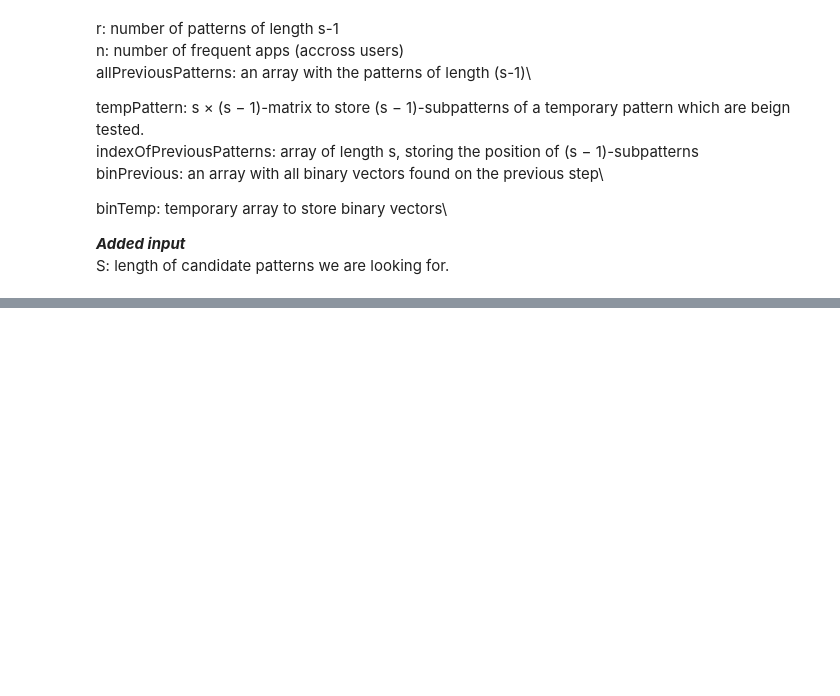
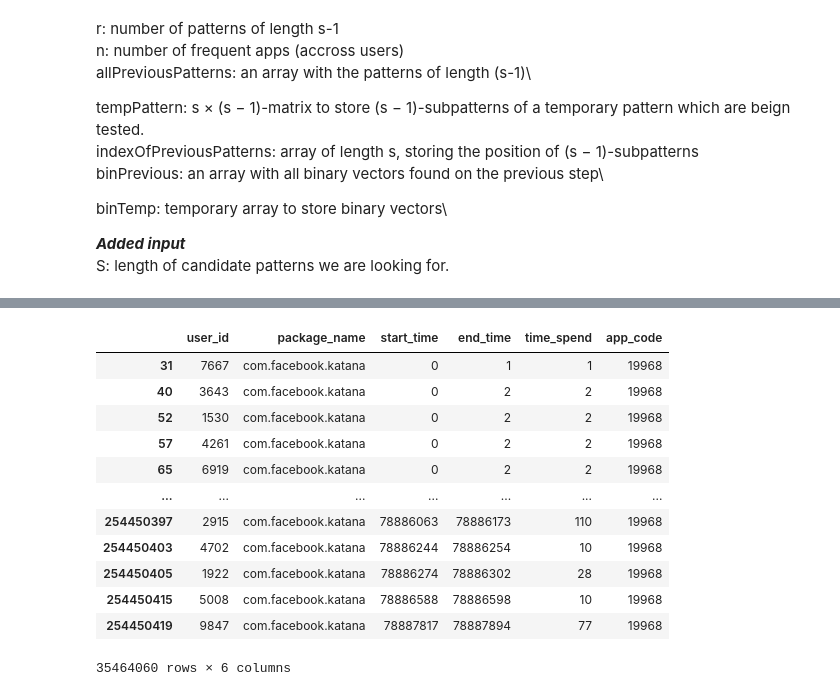
Before and after one commit to ClaraAndersen/motifs_and_competition_in_app_usage, a Jupyter notebook: Algorithm2_candidateList.ipynb, the cells around one changed output, grey strips where cells are left out. Cells and saved outputs as stored; diff of their text form; code cells hidden in the pictures; blank space fills up the shorter version.

```diff
--- a/Algorithm2_candidateList.ipynb
+++ b/Algorithm2_candidateList.ipynb
@@ -106,0 +178,16 @@ S: length of candidate patterns we are looking for.
+# %%
+data[data.package_name=='com.facebook.katana']
+# %% [output]
+|  | user_id | package_name | start_time | end_time | time_spend | app_code |
+| 31 | 7667 | com.facebook.katana | 0 | 1 | 1 | 19968 |
+| 40 | 3643 | com.facebook.katana | 0 | 2 | 2 | 19968 |
+| 52 | 1530 | com.facebook.katana | 0 | 2 | 2 | 19968 |
+| 57 | 4261 | com.facebook.katana | 0 | 2 | 2 | 19968 |
+| 65 | 6919 | com.facebook.katana | 0 | 2 | 2 | 19968 |
+| ... | ... | ... | ... | ... | ... | ... |
+| 254450397 | 2915 | com.facebook.katana | 78886063 | 78886173 | 110 | 19968 |
+| 254450403 | 4702 | com.facebook.katana | 78886244 | 78886254 | 10 | 19968 |
+| 254450405 | 1922 | com.facebook.katana | 78886274 | 78886302 | 28 | 19968 |
+| 254450415 | 5008 | com.facebook.katana | 78886588 | 78886598 | 10 | 19968 |
+| 254450419 | 9847 | com.facebook.katana | 78887817 | 78887894 | 77 | 19968 |
+35464060 rows × 6 columns
```
Also changed, not shown: parts of 29 cells of this notebook.
